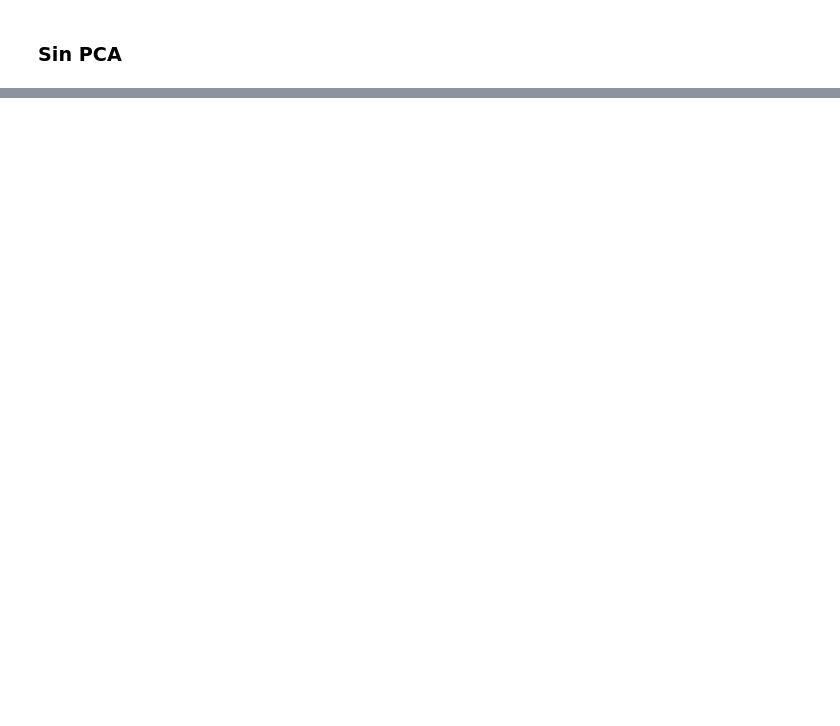
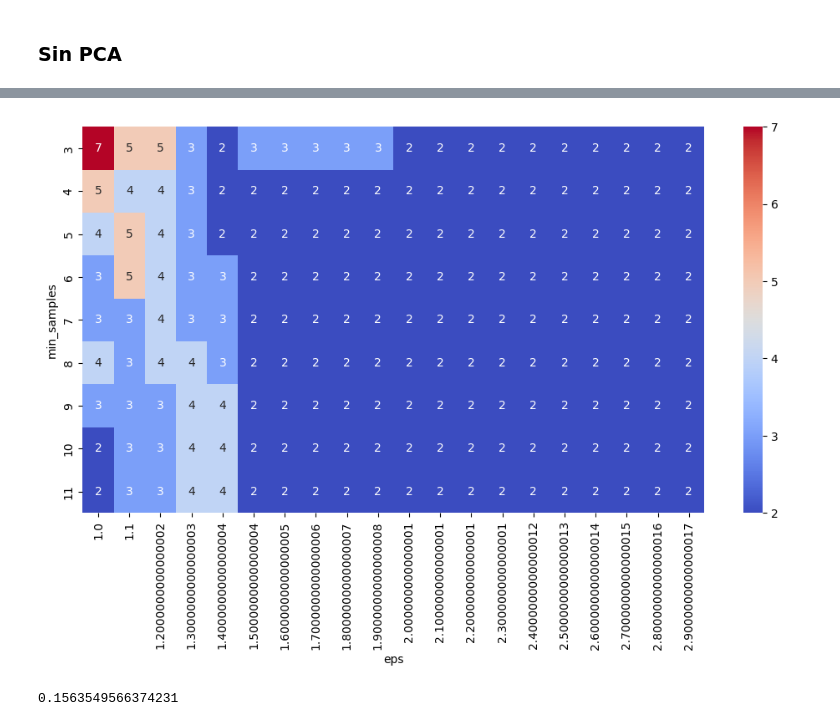
Before and after one commit to NicoleVenachi/Platzi_ML_05_Clustering, a Jupyter notebook: 05_Proyecto/01_ImplementacionPCA_YProyecto.ipynb, the cells around one changed output, grey strips where cells are left out. Drawn from its saved outputs; the diff is of its cells as text; code cells hidden in the pictures; blank space fills up the shorter version.

```diff
--- a/05_Proyecto/01_ImplementacionPCA_YProyecto.ipynb
+++ b/05_Proyecto/01_ImplementacionPCA_YProyecto.ipynb
@@ -437,0 +490,16 @@ df_country['dbscan_pca'] = y_dbscan
+# %%
+fig, ax = plt.subplots(figsize=(12,6))
+sns.heatmap(pivot_2, annot = True, annot_kws={'size':10}, cmap='coolwarm', ax=ax)
+plt.show()
+#buscaremos unos 3 clusters
+# %% [output]
+[figure, added]
+# %%
+dbscan_train = DBSCAN(eps=1.7, min_samples=3)
+y_dbscan = dbscan_train.fit_predict(df_country_scaled)
+print(silhouette_score(df_country_scaled, y_dbscan))
+
+#guardo en df los clusters, dejamos con2, que tiene mayor coeff de silueta, aqui fue mejor sin pca
+df_country['dbscan'] = y_dbscan
+# %% [output]
+0.1563549566374231
```
Also changed, not shown: parts of 24 cells of this notebook.
